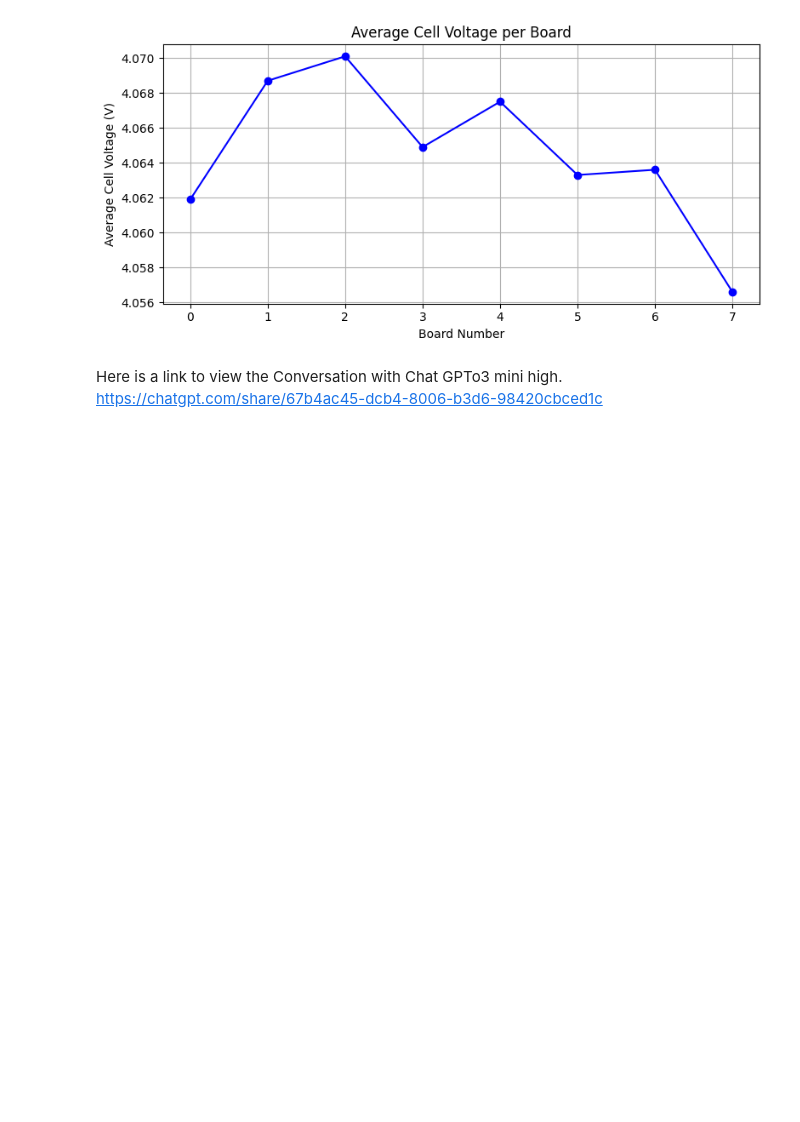
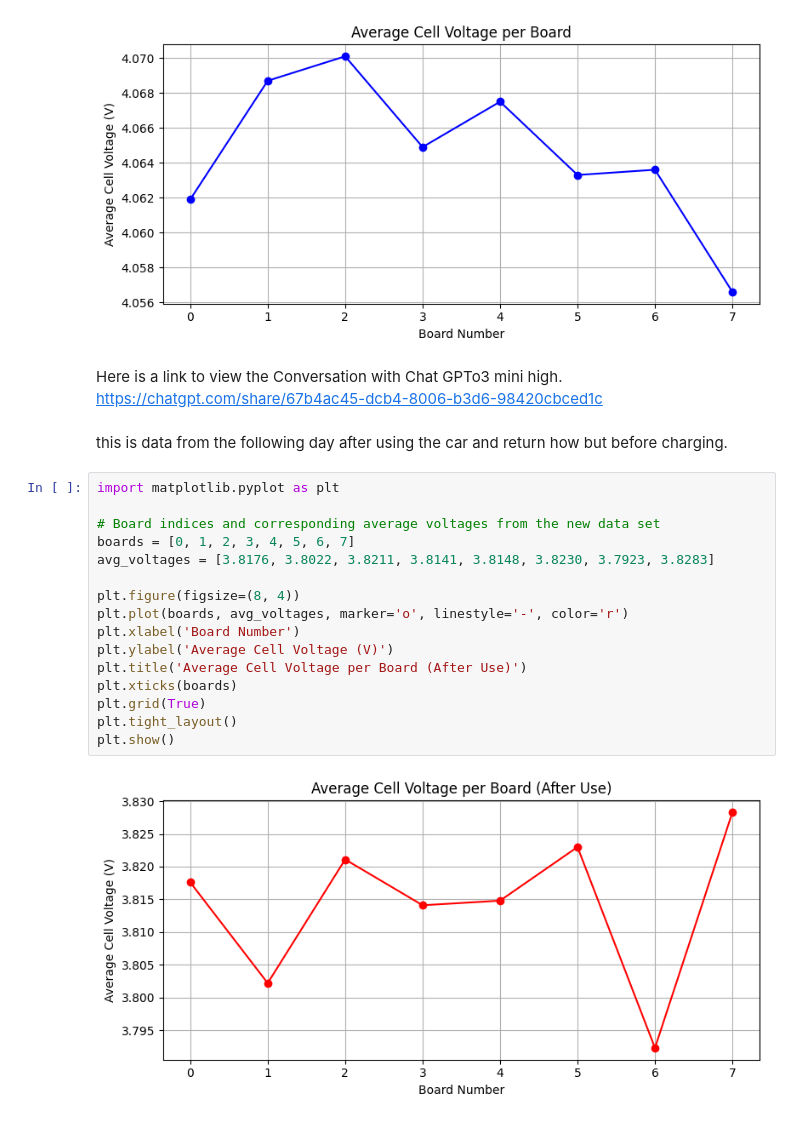
Before and after one commit to Laere11/Laere11, a Jupyter notebook: 021825_FordFocus_batt_cell_balance.ipynb, the cells around one changed output. Drawn from its saved outputs; the diff is of its cells as text; blank space fills up the shorter version.

```diff
--- a/021825_FordFocus_batt_cell_balance.ipynb
+++ b/021825_FordFocus_batt_cell_balance.ipynb
@@ -22,3 +22,23 @@ plt.show()
 [figure]
 # %% [markdown]
 Here is a link to view the Conversation with Chat GPTo3 mini high.  https://chatgpt.com/share/67b4ac45-dcb4-8006-b3d6-98420cbced1c
+# %% [markdown]
+this is data from the following day after using the car and return how but before charging.
+# %%
+import matplotlib.pyplot as plt
+
+# Board indices and corresponding average voltages from the new data set
+boards = [0, 1, 2, 3, 4, 5, 6, 7]
+avg_voltages = [3.8176, 3.8022, 3.8211, 3.8141, 3.8148, 3.8230, 3.7923, 3.8283]
+
+plt.figure(figsize=(8, 4))
+plt.plot(boards, avg_voltages, marker='o', linestyle='-', color='r')
+plt.xlabel('Board Number')
+plt.ylabel('Average Cell Voltage (V)')
+plt.title('Average Cell Voltage per Board (After Use)')
+plt.xticks(boards)
+plt.grid(True)
+plt.tight_layout()
+plt.show()
+# %% [output]
+[figure, added]
```
Also changed, not shown: parts of 5 cells of this notebook.
